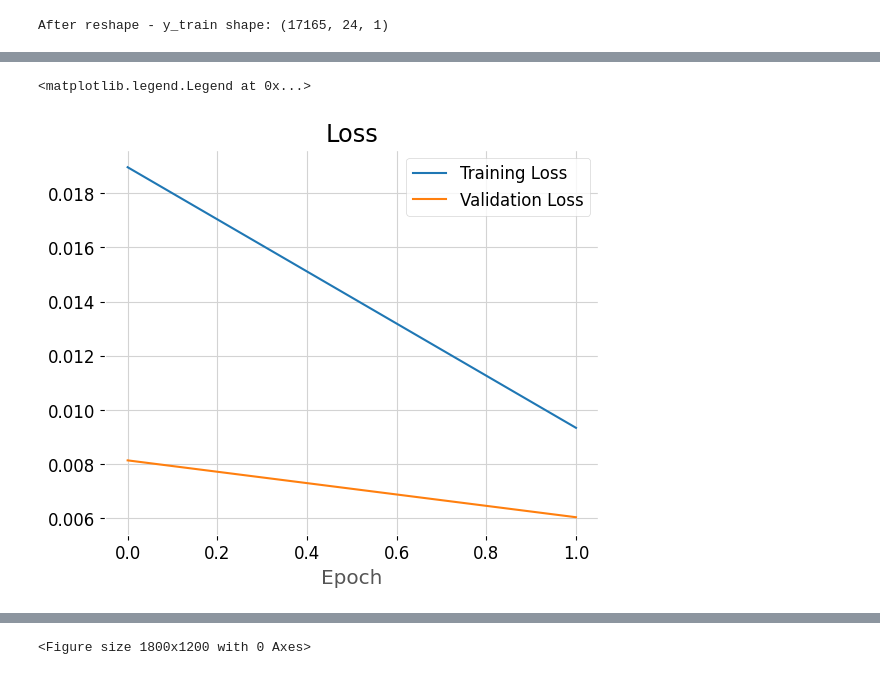
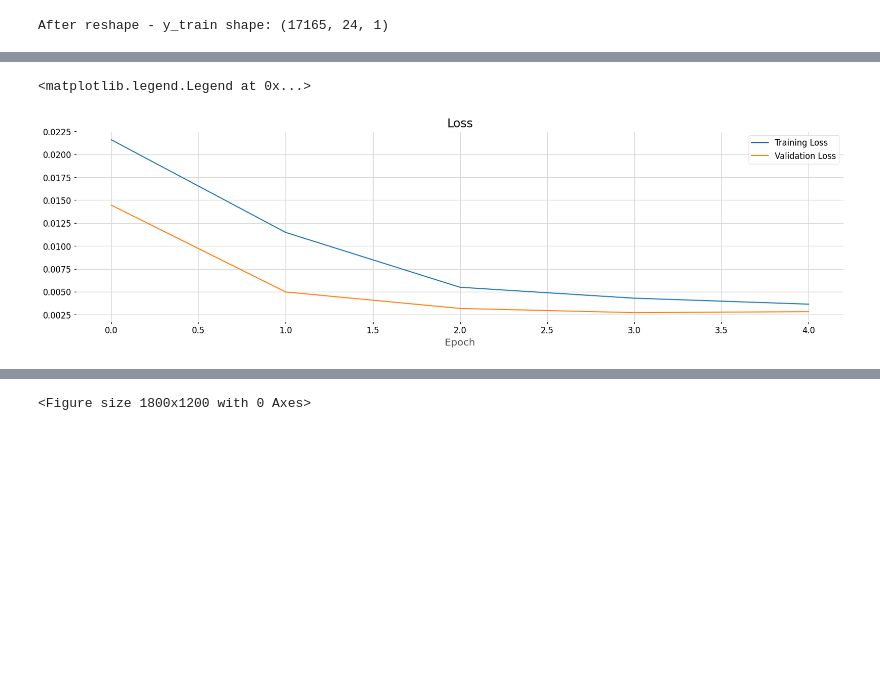
Before and after one commit to TharangaSG/power-demand-forcasting, a Jupyter notebook: nootbooks/2-training-pipline-enhanced-transformer.ipynb, the cells around one changed output, grey strips where cells are left out. Saved outputs shown, nothing was run; the diff lists cells and outputs as text; code cells hidden in the pictures; blank space fills up the shorter version.

```diff
--- a/nootbooks/2-training-pipline-enhanced-transformer.ipynb
+++ b/nootbooks/2-training-pipline-enhanced-transformer.ipynb
@@ -223,0 +141,11 @@ See the caveats in the documentation: https://pandas.pydata.org/pandas-docs/stab
+# %%
+# Connect to the project
+import hopsworks
+project = hopsworks.login(
+    project=config.HOPSWORKS_PROJECT_NAME,
+    api_key_value=config.HOPSWORKS_API_KEY
+)
+
+# Connect to Hopsworks feature store
+fs = project.get_feature_store(name='mix_featurestore')
+fg = fs.get_feature_group('electricity_demand_feature_group', version=3)
@@ -714,7 +701,7 @@ print(y_train)
 # Define enhanced callbacks
 early_stopping = tf.keras.callbacks.EarlyStopping(
     monitor='val_loss',
-    patience=30,  # Increased patience to find better minima
+    patience=20,  # Increased patience to find better minima, need to change
     restore_best_weights=True
 )
 
@@ -869,7 +856,7 @@ Model: "enhanced_electricity_forecast"
 history = model.fit(
     X_train, y_train,
     validation_data=(X_val, y_val),
-    epochs=100,  # More epochs with early stopping
+    epochs=5,  # More epochs with early stopping
     batch_size=16,  # Smaller batch size for better generalization
     callbacks=[early_stopping, lr_scheduler, checkpoint, tensorboard],
     verbose=1
@@ -883,18 +876,16 @@ Epoch 2/2
 # %%
 # Plot training history
-plt.figure(figsize=(14, 5))
-plt.subplot(1, 2, 1)
 plt.plot(history.history['loss'], label='Training Loss')
 plt.plot(history.history['val_loss'], label='Validation Loss')
 plt.title('Loss')
 plt.xlabel('Epoch')
 
 # Save the plot
 plot_path = MODELS_DIR / 'enhanced_new/training_loss_vs_validation_loss.png'
 plt.savefig(plot_path)
 
 plt.legend()
 # %% [output]
 <matplotlib.legend.Legend at 0x...>
-[figure, old version]
+[figure, new version]
 # %%
```
Also changed, not shown: parts of 29 cells of this notebook.
